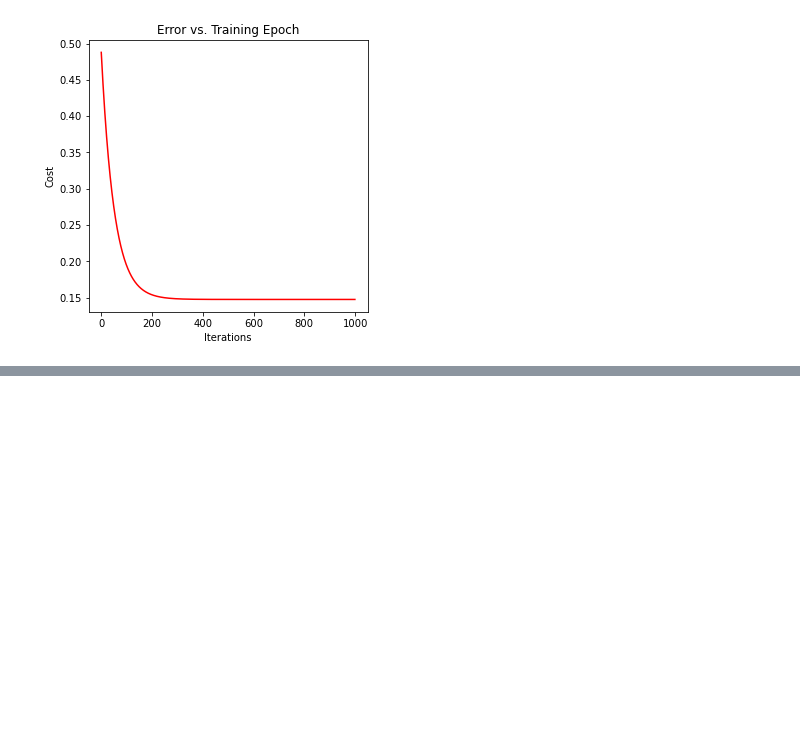
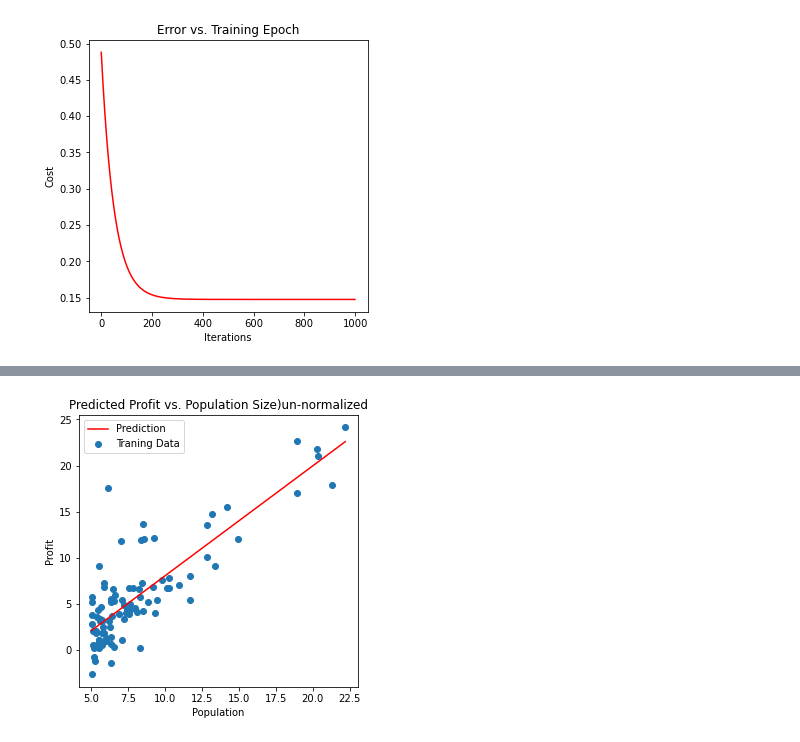
Before and after one commit to Ibn-mohey/Practice-Machine-Learning-with-Courses, a Jupyter notebook: Machine-Learning-Course-Andrew-Ng/machine-learning-assignments/ex1/Python code/Test1.ipynb, the cells around one changed output, grey strips where cells are left out. Cells and saved outputs as stored; diff of their text form; code cells hidden in the pictures; blank space fills up the shorter version.

```diff
--- a/Machine-Learning-Course-Andrew-Ng/machine-learning-assignments/ex1/Python code/Test1.ipynb
+++ b/Machine-Learning-Course-Andrew-Ng/machine-learning-assignments/ex1/Python code/Test1.ipynb
@@ -890,0 +983,87 @@ Text(0.5, 1.0, 'Error vs. Training Epoch')
+# %%
+#import libraries
+import numpy as np
+import pandas as pd
+import matplotlib.pyplot as plt
+
+#read data
+
+#data = pd.read_csv('ex1data1.txt', header=None)
+data = pd.read_csv('ex1data1.txt', header=None, names=['Population', 'Profit'])
+
+# rescaling data
+#data = (data - data.mean()) / data.std()
+
+# adding a new column called ones before the data
+data.insert(0, 'Ones', 1)
+
+# separate X (training data) from y (target variable) and creat theta
+cols = data.shape[1]
+X = data.iloc[:,0:cols-1]
+y = data.iloc[:,cols-1:cols]
+theta = np.matrix(np.zeros(cols-1))
+
+# convert from data frames to numpy matrices
+X = np.matrix(X.values)
+y = np.matrix(y.values)
+
+
+
+# cost function
+def computeCost(X, y, theta):
+    H_x = X * theta.T #(m, n+1) x (n+1,1) > (m,1)
+    z = np.power(((H_x) - y), 2)
+#    print('z \n',z)
+#    print('m ' ,len(X))
+    return np.sum(z) / (2 * len(X))
+
+
+
+# GD function
+def gradientDescent(X, y, theta, alpha, iters):
+
+    cost = np.zeros(iters)
+    for i in range(iters):
+        error = (X * theta.T) - y #(m, n+1) x (n+1,1) > (m,1)
+        theta = theta -  ((alpha / len(X)) * error.T * X )
+        cost[i] = computeCost(X, y, theta)
+
+    return theta, cost
+
+# initialize variables for learning rate and iterations
+alpha = 0.01
+iters = 10000
+
+# perform gradient descent to "fit" the model parameters
+theta, cost = gradientDescent(X, y, theta, alpha, iters)
+
+print('Final theta = ' , theta)
+#print('all cost  = ' , cost[0:50] )
+print('final cost = ' , computeCost(X, y, theta))
+
+# get best fit line
+#data = data * data.std() + data.mean()
+
+x = np.linspace(data.Population.min(), data.Population.max(), 100)
+
+f = theta[0, 0] + (theta[0, 1] * x)
+
+# draw the line
+
+fig, ax = plt.subplots(figsize=(5,5))
+ax.plot(x, f, 'r', label='Prediction')
+ax.scatter(data.Population, data.Profit, label='Traning Data')
+ax.legend(loc=2)
+ax.set_xlabel('Population')
+ax.set_ylabel('Profit')
+ax.set_title('Predicted Profit vs. Population Size)un-normalized')
+
+
+# draw error graph
+
+fig, ax = plt.subplots(figsize=(5,5))
+ax.plot(np.arange(iters), cost, 'r')
+ax.set_xlabel('Iterations')
+ax.set_ylabel('Cost')
+ax.set_title('Error vs. Training Epoch')
+# %% [output]
@@ -890,0 +1073 @@ Text(0.5, 1.0, 'Error vs. Training Epoch')
+[figure, added]
```
Also changed, not shown: parts of 2 cells of this notebook, 16 other files.
